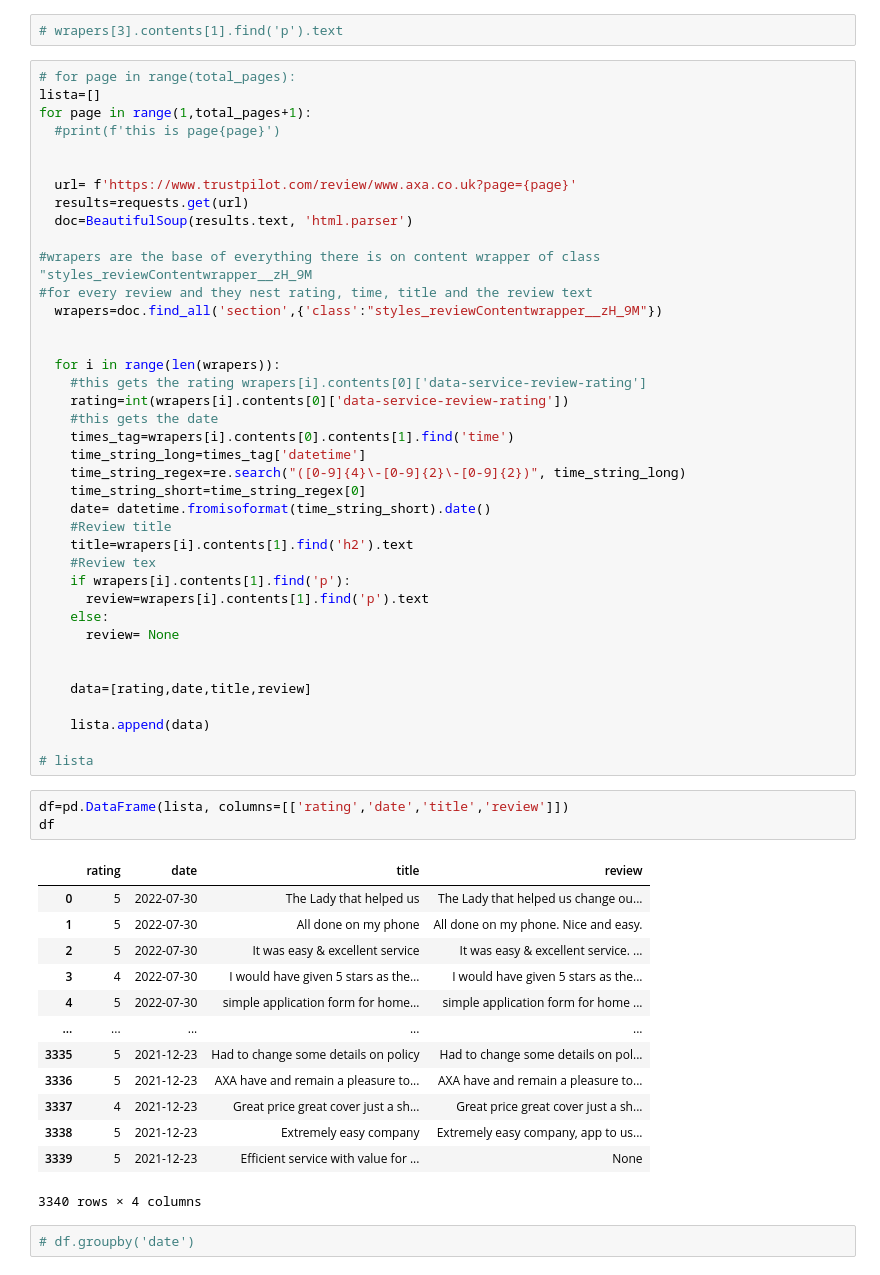
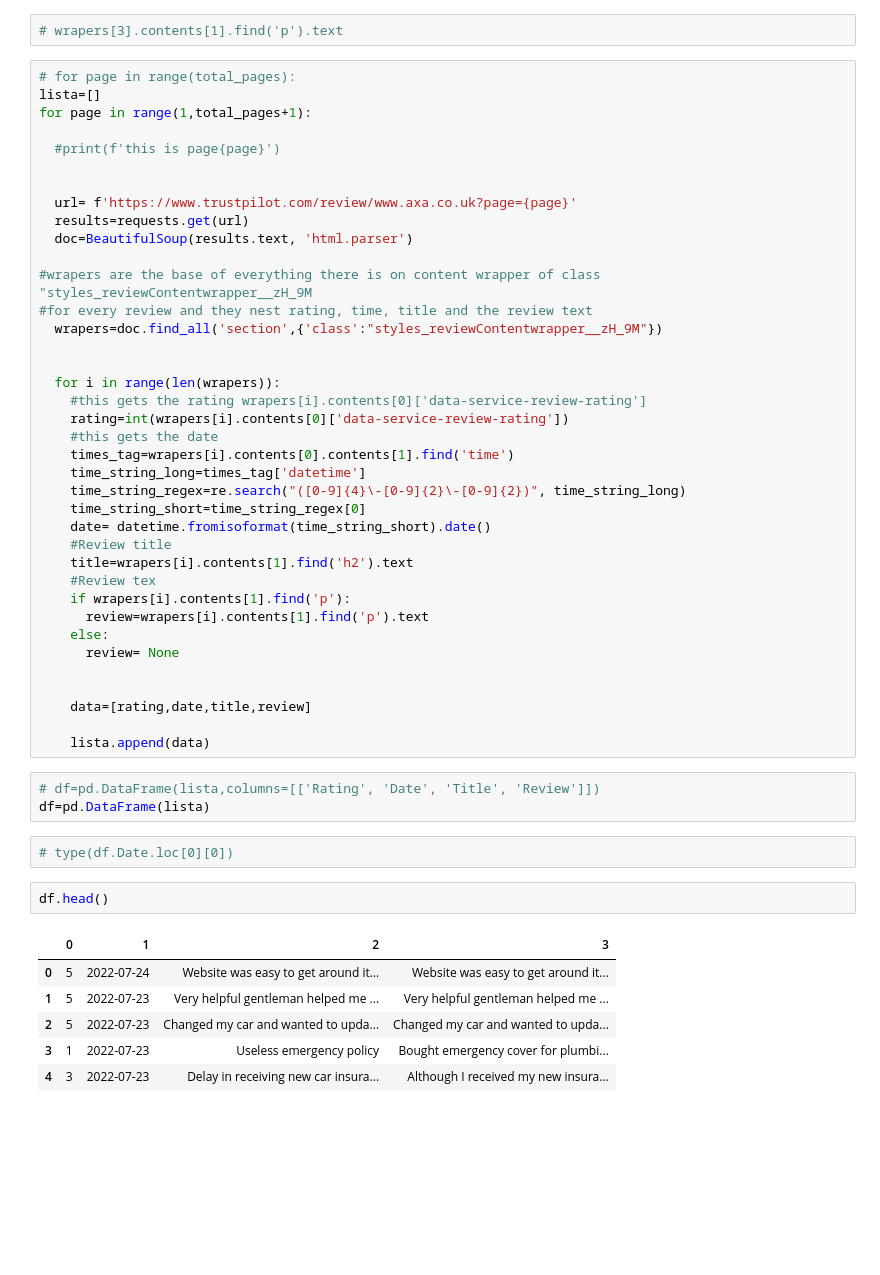
Before and after one commit to evegarcianz/CustomerServiceScraping, a Jupyter notebook: Reviews_Scraping.ipynb, the cells around one changed output. Cells and saved outputs as stored; diff of their text form; blank space fills up the shorter version.

```diff
--- a/Reviews_Scraping.ipynb
+++ b/Reviews_Scraping.ipynb
@@ -69,6 +71,7 @@ total_pages=int(pages.string)
 # for page in range(total_pages):
 lista=[]
 for page in range(1,total_pages+1):
+
   #print(f'this is page{page}')
 
 
@@ -102,24 +105,17 @@ for page in range(1,total_pages+1):
     data=[rating,date,title,review]
 
     lista.append(data)
-
-# lista
-# %%
-df=pd.DataFrame(lista, columns=[['rating','date','title','review']])
-df
-# %% [output]
-|  | rating | date | title | review |
-| 0 | 5 | 2022-07-30 | The Lady that helped us | The Lady that helped us change ou... |
-| 1 | 5 | 2022-07-30 | All done on my phone | All done on my phone. Nice and easy. |
-| 2 | 5 | 2022-07-30 | It was easy & excellent service | It was easy & excellent service. ... |
-| 3 | 4 | 2022-07-30 | I would have given 5 stars as the… | I would have given 5 stars as the... |
-| 4 | 5 | 2022-07-30 | simple application form for home… | simple application form for home ... |
-| ... | ... | ... | ... | ... |
-| 3335 | 5 | 2021-12-23 | Had to change some details on policy | Had to change some details on pol... |
-| 3336 | 5 | 2021-12-23 | AXA have and remain a pleasure to... | AXA have and remain a pleasure to... |
-| 3337 | 4 | 2021-12-23 | Great price great cover just a sh... | Great price great cover just a sh... |
-| 3338 | 5 | 2021-12-23 | Extremely easy company | Extremely easy company, app to us... |
-| 3339 | 5 | 2021-12-23 | Efficient service with value for ... | None |
-3340 rows × 4 columns
-# %%
-# df.groupby('date')
+# %%
+# df=pd.DataFrame(lista,columns=[['Rating', 'Date', 'Title', 'Review']])
+df=pd.DataFrame(lista)
+# %%
+# type(df.Date.loc[0][0])
+# %%
+df.head()
+# %% [output]
+|  | 0 | 1 | 2 | 3 |
+| 0 | 5 | 2022-07-24 | Website was easy to get around it… | Website was easy to get around it... |
+| 1 | 5 | 2022-07-23 | Very helpful gentleman helped me ... | Very helpful gentleman helped me ... |
+| 2 | 5 | 2022-07-23 | Changed my car and wanted to upda... | Changed my car and wanted to upda... |
+| 3 | 1 | 2022-07-23 | Useless emergency policy | Bought emergency cover for plumbi... |
+| 4 | 3 | 2022-07-23 | Delay in receiving new car insura... | Although I received my new insura... |
```
Also changed, not shown: parts of 5 cells of this notebook.
